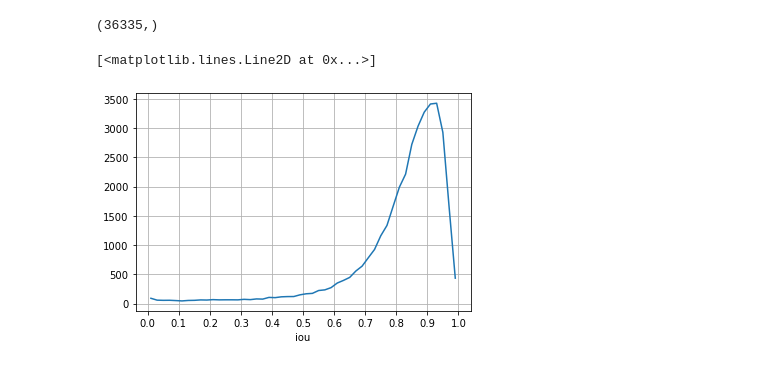
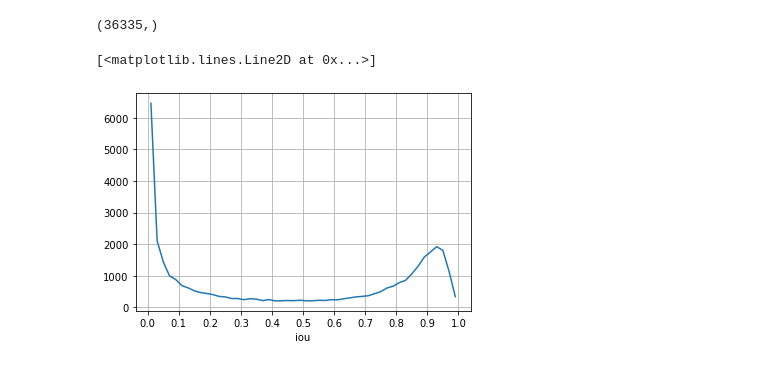
Before and after one commit to CurryYuan/mmdetection, a Jupyter notebook: Untitled.ipynb, the cells around one changed output. Saved outputs shown, nothing was run; the diff lists cells and outputs as text; code cells hidden in the pictures.

```diff
--- a/Untitled.ipynb
+++ b/Untitled.ipynb
@@ -21,18 +21,18 @@ plt.plot(bins, cnts)
 # %%
-f = open('x.npy', 'rb')
+f = open('work_dirs/x.npy', 'rb')
 a = np.load(f)
 
 print(a.shape)
 cnts, bins = np.histogram(a, bins=50, range=(0, 1))
 bins = (bins[:-1] + bins[1:]) / 2
 plt.xlabel('iou')
 plt.xticks(np.arange(0,1.1,0.1))
 plt.grid()
 plt.plot(bins, cnts)
 # %% [output]
 (36335,)
 [<matplotlib.lines.Line2D at 0x...>]
-[figure, old version]
+[figure, new version]
 # %%
 x = open('x.npy', 'rb')
 x = np.load(x)
```
Also changed, not shown: parts of 2 cells of this notebook, 7 other files.
